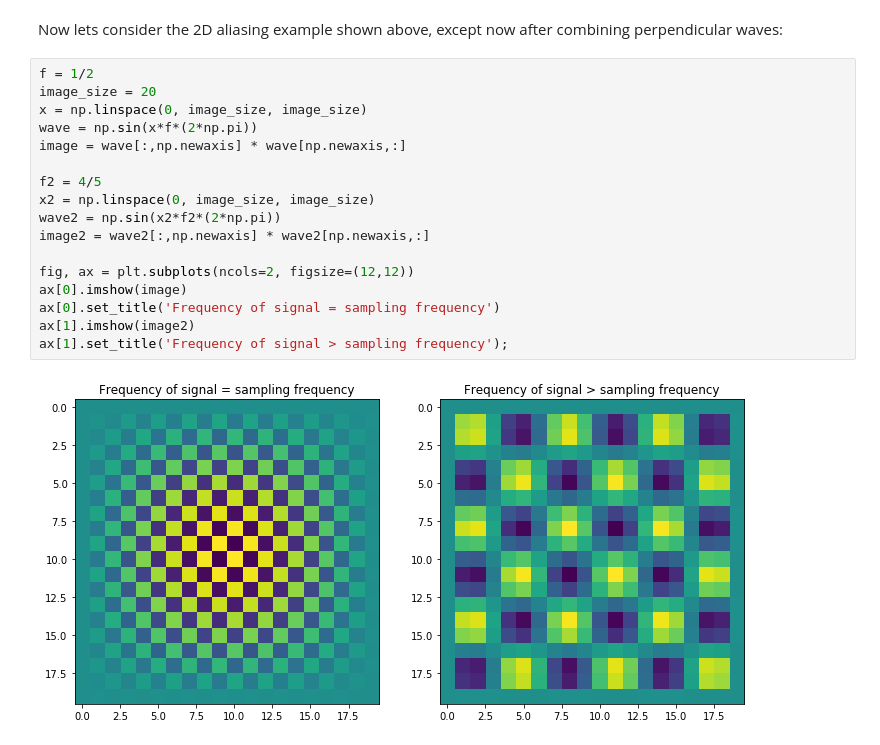
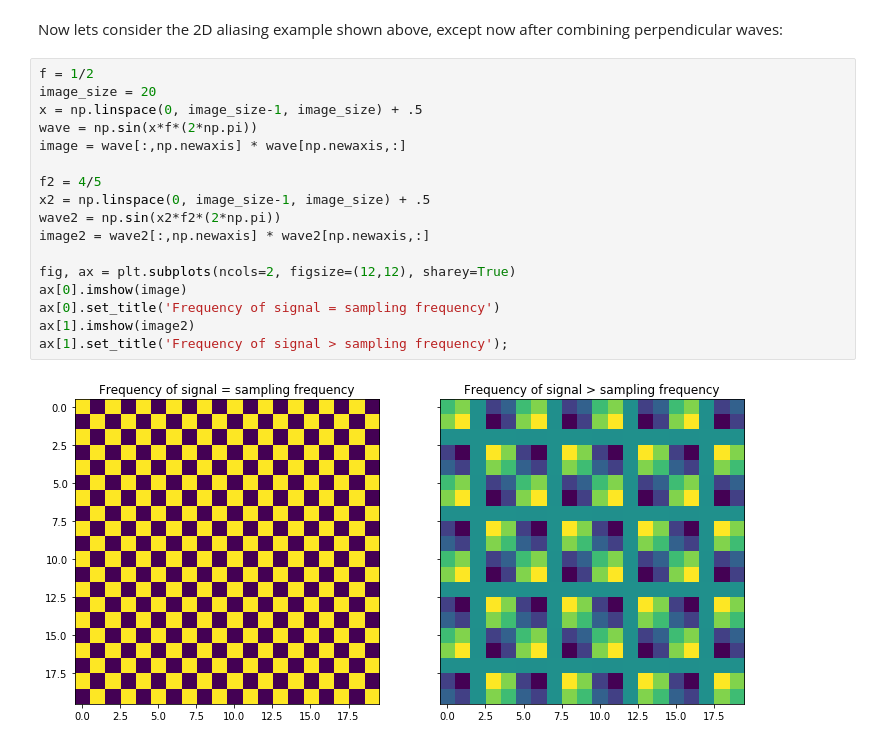
Before and after one commit to TheJacksonLaboratory/images-as-signals, a Jupyter notebook: lessons/1-Sampling_Theorem.ipynb, the cells around one changed output. Saved outputs shown, nothing was run; the diff lists cells and outputs as text.

```diff
--- a/lessons/1-Sampling_Theorem.ipynb
+++ b/lessons/1-Sampling_Theorem.ipynb
@@ -380,19 +382,19 @@ Now lets consider the 2D aliasing example shown above, except now after combinin
 # %%
 f = 1/2
 image_size = 20
-x = np.linspace(0, image_size, image_size)
+x = np.linspace(0, image_size-1, image_size) + .5
 wave = np.sin(x*f*(2*np.pi))
 image = wave[:,np.newaxis] * wave[np.newaxis,:]
 
 f2 = 4/5
-x2 = np.linspace(0, image_size, image_size)
+x2 = np.linspace(0, image_size-1, image_size) + .5
 wave2 = np.sin(x2*f2*(2*np.pi))
 image2 = wave2[:,np.newaxis] * wave2[np.newaxis,:]
 
-fig, ax = plt.subplots(ncols=2, figsize=(12,12))
+fig, ax = plt.subplots(ncols=2, figsize=(12,12), sharey=True)
 ax[0].imshow(image)
 ax[0].set_title('Frequency of signal = sampling frequency')
 ax[1].imshow(image2)
 ax[1].set_title('Frequency of signal > sampling frequency');
 # %% [output]
-[figure, old version]
+[figure, new version]
```
Also changed, not shown: parts of 12 cells of this notebook, 3 other files.
